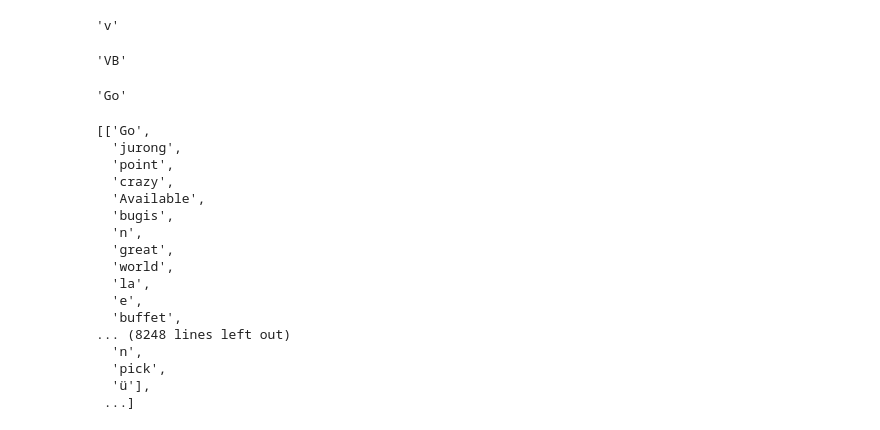
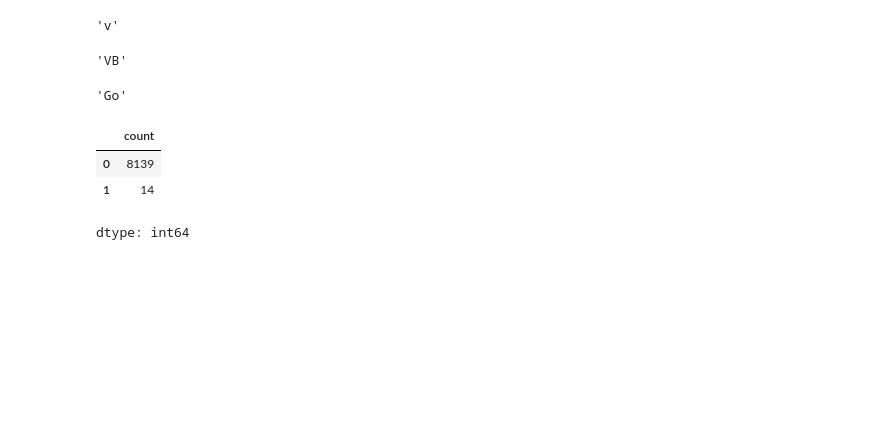
Before and after one commit to abhignan05/Assignments_lms, a Jupyter notebook: Spam_Classification.ipynb, the cells around one changed output. Saved outputs shown, nothing was run; the diff lists cells and outputs as text; code cells hidden in the pictures; blank space fills up the shorter version.

```diff
--- a/Spam_Classification.ipynb
+++ b/Spam_Classification.ipynb
@@ -135,23 +134,3 @@ lemmed_data=[]
 for x in range(len(pos_tokens)):
   lem=[lm.lemmatize(pos_tokens[x][y][0],get_wordnet_pos(pos_tokens[x][y][1]))  for y in range(len(pos_tokens[x]))]
   lemmed_data.append(lem)
-# %%
-lemmed_data
-# %% [output]
-[['Go',
-  'jurong',
-  'point',
-  'crazy',
-  'Available',
-  'bugis',
-  'n',
-  'great',
-  'world',
-  'la',
-  'e',
-  'buffet',
-... (8248 lines left out)
-  'n',
-  'pick',
-  'ü'],
- ...]
@@ -157,0 +148,7 @@ lemmed_data
+# %%
+pd.Series(x_vec[0]).value_counts()
+# %% [output]
+|  | count |
+| 0 | 8139 |
+| 1 | 14 |
+dtype: int64
```
Also changed, not shown: parts of 11 cells of this notebook.
